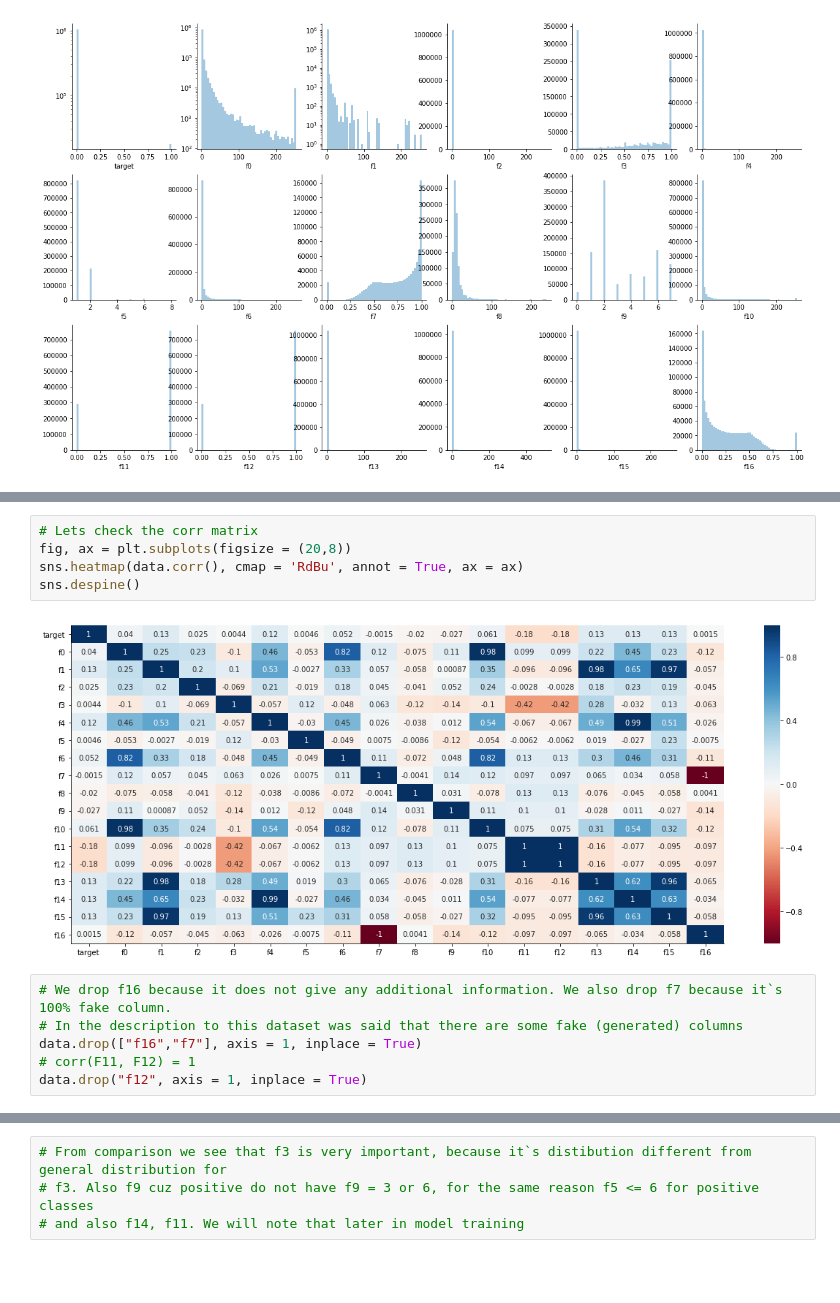
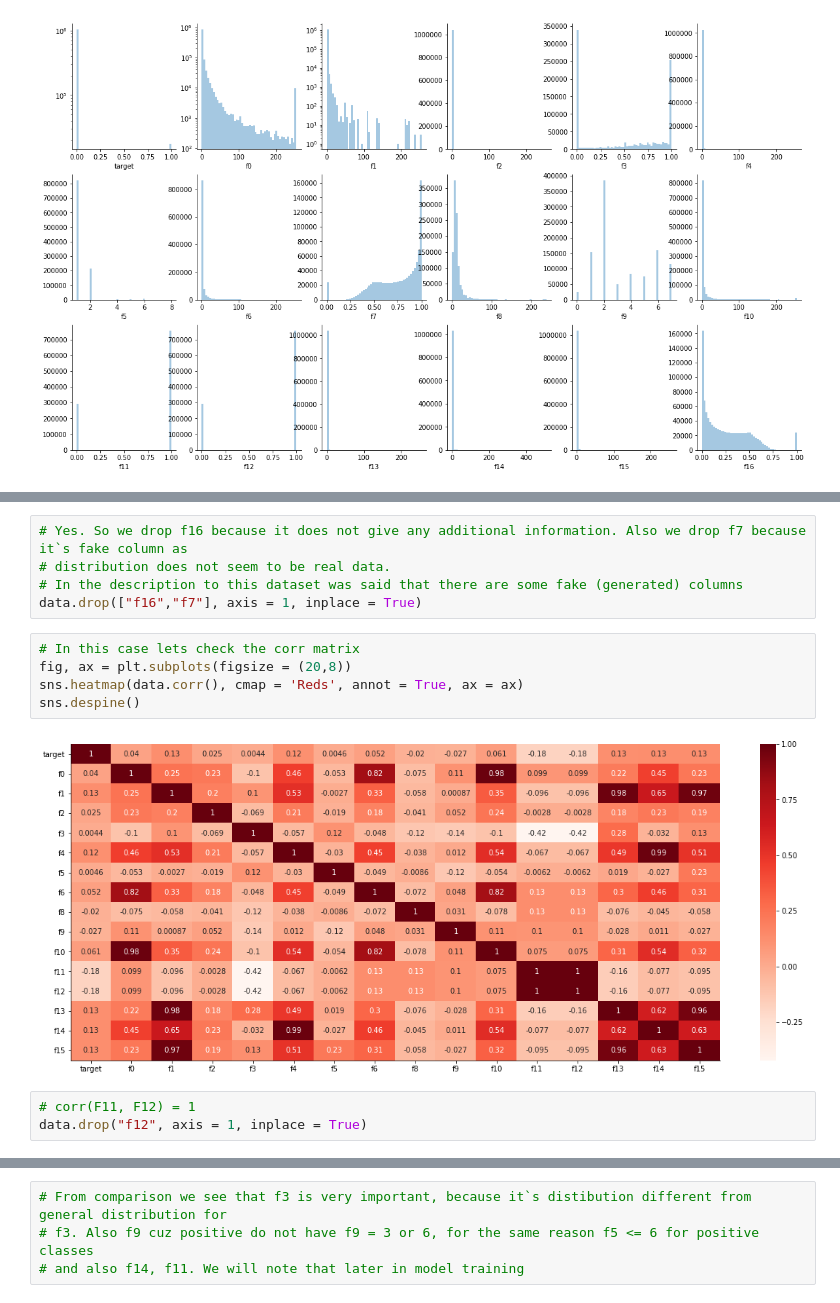
Before and after one commit to vldnechai/mlhw, a Jupyter notebook: mlhw2.ipynb, the cells around one changed output, grey strips where cells are left out. Cells and saved outputs as stored; diff of their text form; blank space fills up the shorter version.

```diff
--- a/mlhw2.ipynb
+++ b/mlhw2.ipynb
@@ -94,14 +103,16 @@ for i in range(len(data.columns)):
+# %%
+# Yes. So we drop f16 because it does not give any additional information. Also we drop f7 because it`s fake column as
+# distribution does not seem to be real data.
+# In the description to this dataset was said that there are some fake (generated) columns
+data.drop(["f16","f7"], axis = 1, inplace = True)
 # %%
-# Lets check the corr matrix
+# In this case lets check the corr matrix
 fig, ax = plt.subplots(figsize = (20,8))
-sns.heatmap(data.corr(), cmap = 'RdBu', annot = True, ax = ax)
+sns.heatmap(data.corr(), cmap = 'Reds', annot = True, ax = ax)
 sns.despine()
 # %% [output]
-[figure, old version]
+[figure, new version]
-# %%
-# We drop f16 because it does not give any additional information. We also drop f7 because it`s 100% fake column.
-# In the description to this dataset was said that there are some fake (generated) columns
-data.drop(["f16","f7"], axis = 1, inplace = True)
-# corr(F11, F12) = 1
-data.drop("f12", axis = 1, inplace = True)
+# %%
+# corr(F11, F12) = 1
+data.drop("f12", axis = 1, inplace = True)
 # %%
```
Also changed, not shown: parts of 34 cells of this notebook.
